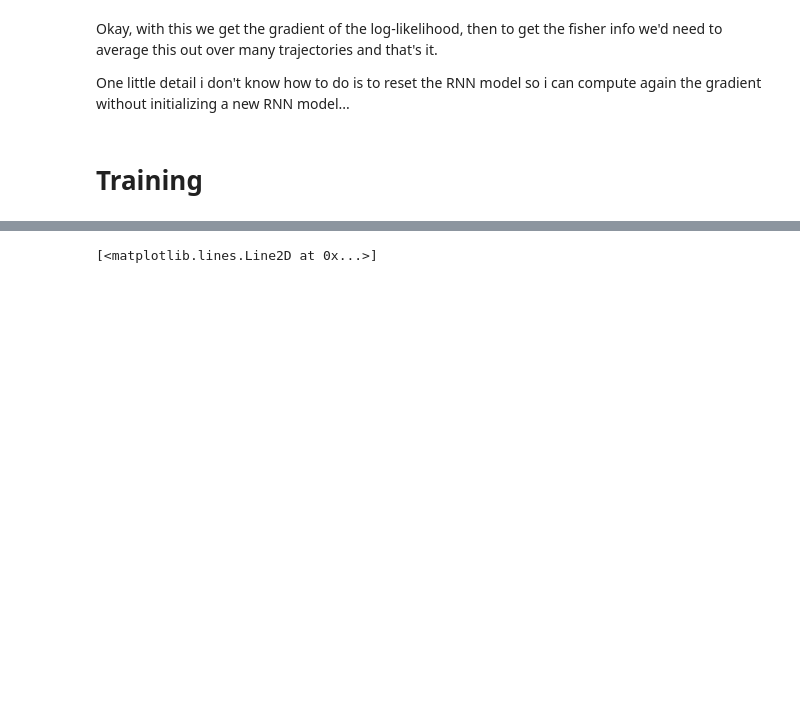
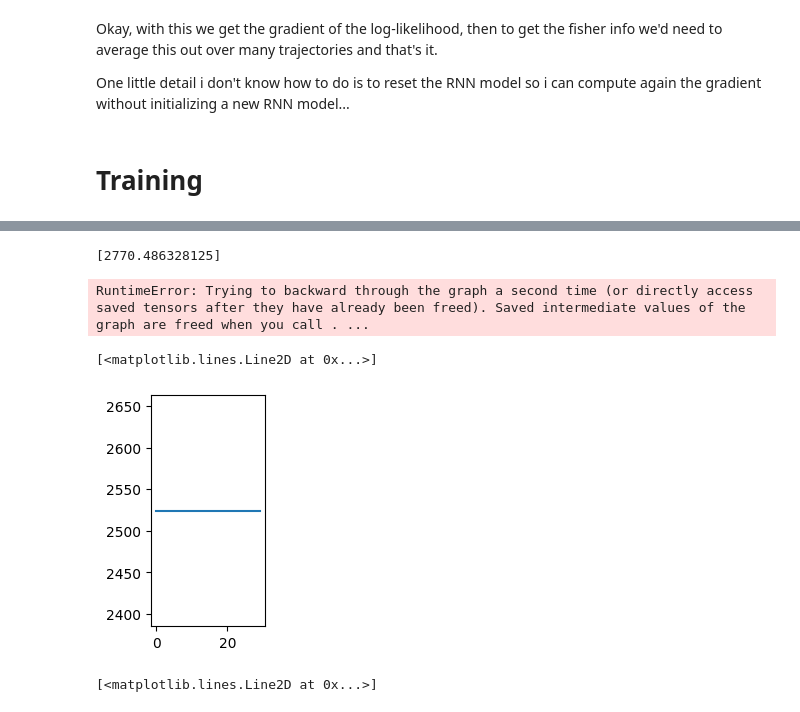
Before and after one commit to matibilkis/qmon-sindy, a Jupyter notebook: learn_torch/custom_training_torch.ipynb, the cells around one changed output, grey strips where cells are left out. Saved outputs shown, nothing was run; the diff lists cells and outputs as text; code cells hidden in the pictures; blank space fills up the shorter version.

```diff
--- a/learn_torch/custom_training_torch.ipynb
+++ b/learn_torch/custom_training_torch.ipynb
@@ -35,7 +37,7 @@ class RecurrentCell(torch.nn.Module):
 
         self.dt, omega_0, self.simulation_params, self.xicov = inputs_cell
         gamma, omega, n, eta, kappa, b = self.simulation_params
-        self.omega_p = torch.nn.Parameter(data = torch.tensor([1e3],dtype=torch.float32, requires_grad=True))
+        self.omega_p = torch.nn.Parameter(data = torch.tensor([omega_0],dtype=torch.float32, requires_grad=True))
 
         self.A = torch.tensor(data = [[0,1],[-1,0]], dtype=torch.float32)*self.omega_p
         self.A+= torch.tensor(data = -0.5*gamma*np.eye(2), dtype=torch.float32)
@@ -44,6 +46,8 @@ class RecurrentCell(torch.nn.Module):
         self.C = self.proj_C*np.sqrt(4*eta*kappa)#*self.proj_C.clone().detach().requires_grad_(True), dtype=torch.float32)
         self.xicovC = self.xicov.matmul(self.C)
 
+        print(omega_0)
+        print(self.omega_p)
     def forward(self, dy, x):
         """
         input_data is dy
@@ -129,0 +140,25 @@ One little detail i don't know how to do is to reset the RNN model so i can comp
+# %%
+inputs_cell_training = [dt, 2*omega, params, torch.tensor(XiCov,dtype=torch.float32, requires_grad=True) ]
+
+RNN = RecurrentNetwork(inputs_cell_training)
+
+optimizer = torch.optim.SGD(list(RNN.parameters()), lr=0.01)
+
+dys = torch.tensor(data=dy, dtype=torch.float32).to(dev).detach()
+history = {}
+history["losses"] = []
+history["params"] = []
+history["gradients"] = []
+
+for ind in tqdm(range(3)):
+
+    xs_hat, dys_hat = RNN(dys)
+    loss = log_lik(dys, dys_hat)
+    loss.backward()
+    optimizer.step()
+
+    history["losses"].append(loss.item())
+    history["params"].append(list(RNN.parameters())[0].detach().numpy())
+    history["gradients"].append(RNN.RCell.omega_p.grad.numpy())
+
+    optimizer.zero_grad()
@@ -129,0 +170,4 @@ One little detail i don't know how to do is to reset the RNN model so i can comp
+# %%
+history["losses"]
+# %% [output]
+[2770.486328125]
@@ -129,0 +179,7 @@ One little detail i don't know how to do is to reset the RNN model so i can comp
+# %%
+xs_hat, dys_hat = RNN(dys)
+loss = log_lik(dys, dys_hat)
+loss.backward()
+optimizer.step()
+# %% [output]
+RuntimeError: Trying to backward through the graph a second time (or directly access saved tensors after they have already been freed). Saved intermediate values of the graph are freed when you call . ...
@@ -130,3 +188,10 @@ One little detail i don't know how to do is to reset the RNN model so i can comp
+# %%
+plt.figure(figsize=(5,3))
+ax=plt.subplot(131)
+ax.plot(history["losses"])
+# %% [output]
+[<matplotlib.lines.Line2D at 0x...>]
+[figure, added]
 # %%
 plt.figure(figsize=(5,2))
 ax=plt.subplot(131)
```
Also changed, not shown: parts of 9 cells of this notebook.
